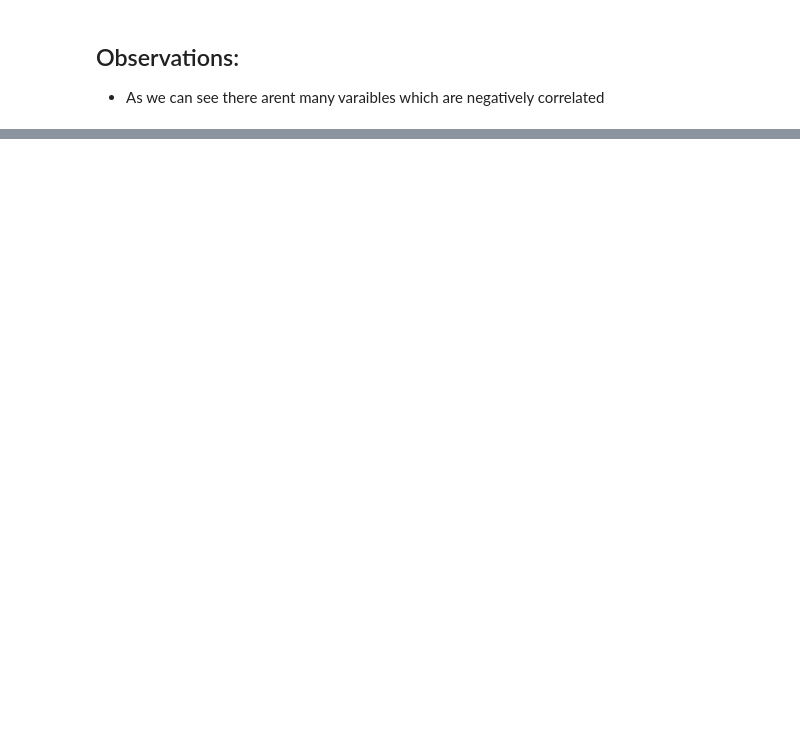
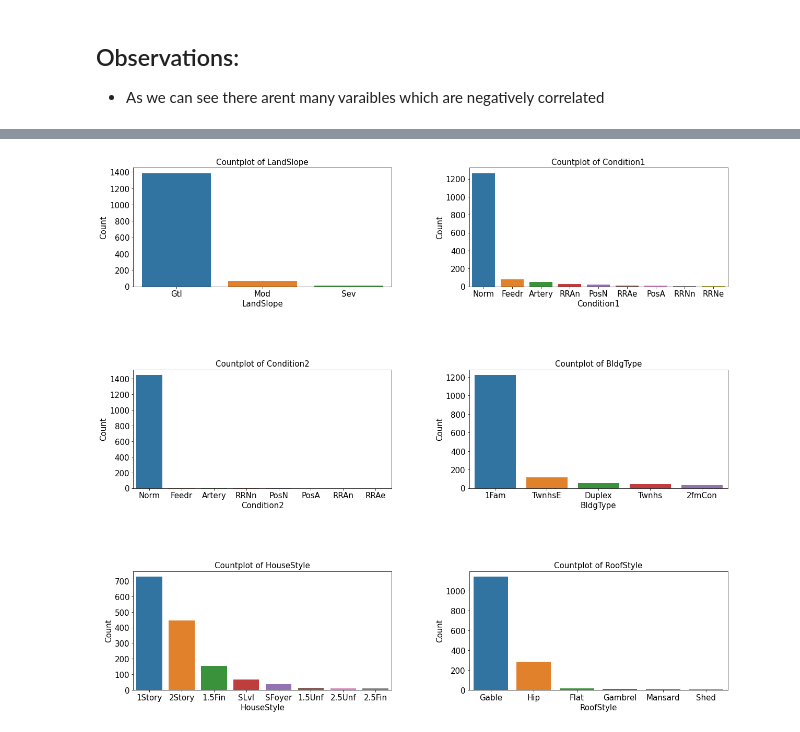
Before and after one commit to basil-16/SurpriseHousing, a Jupyter notebook: AdvancedRegressionAssignment.ipynb, the cells around one changed output, grey strips where cells are left out. Cells and saved outputs as stored; diff of their text form; code cells hidden in the pictures; blank space fills up the shorter version.

```diff
--- a/AdvancedRegressionAssignment.ipynb
+++ b/AdvancedRegressionAssignment.ipynb
@@ -476,0 +602,8 @@ Length: 1437, dtype: int64
+# %%
+columns_x = ['LandSlope',  'Condition1',
+       'Condition2', 'BldgType', 'HouseStyle', 'RoofStyle']
+
+plot_subplot_Count(columns_x = columns_x, plot_indexes = [3,2], figsize = (17, 15))
+plt.subplots_adjust(hspace = 0.7, wspace = 0.3)
+# %% [output]
+[figure, added]
```
Also changed, not shown: parts of 82 cells of this notebook.
